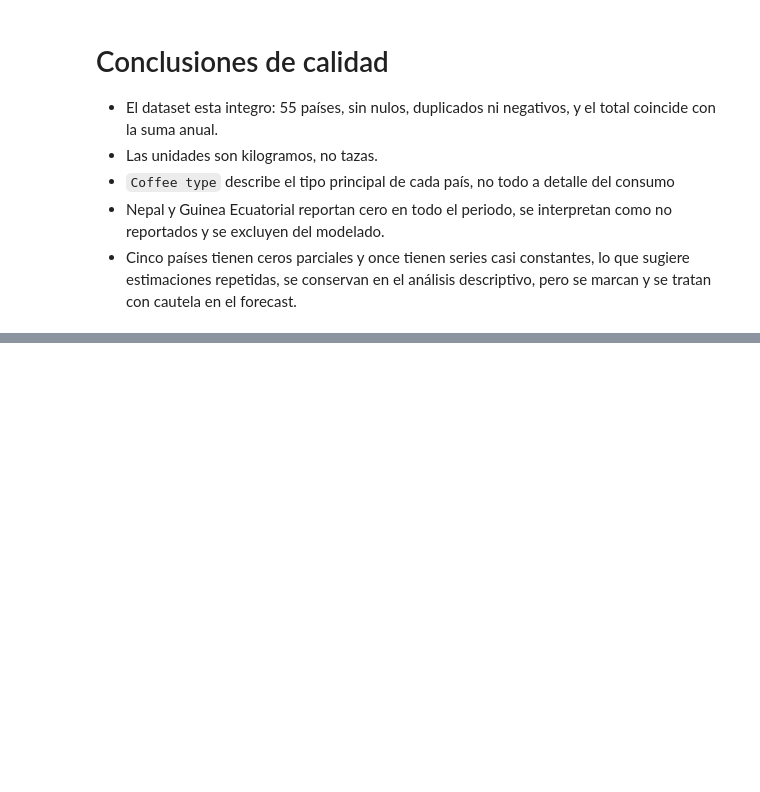
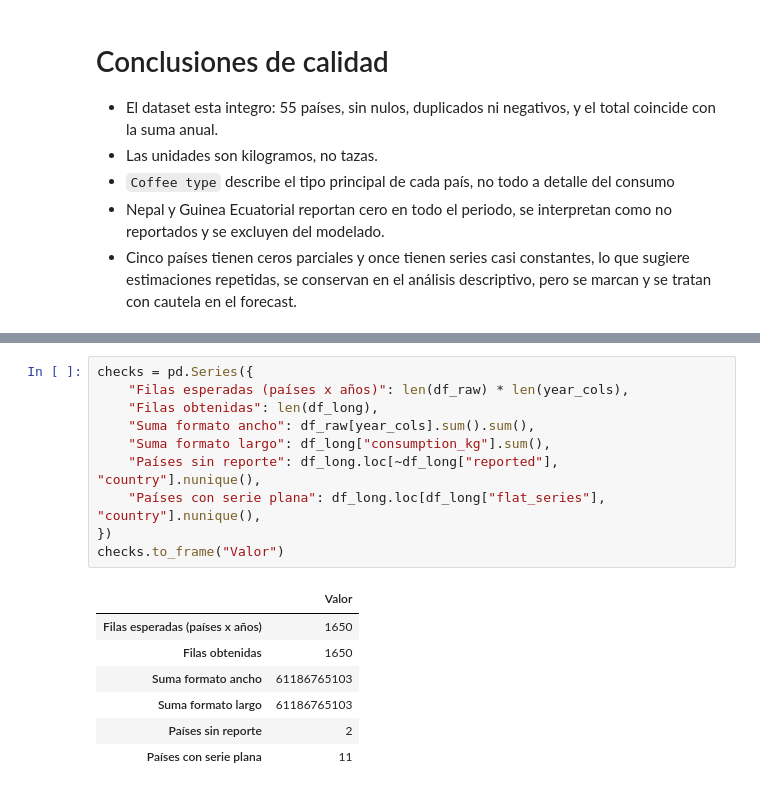
Before and after one commit to Nathmaury/Garden-Coffee, a Jupyter notebook: 01_notebook_eda/EDA_garden_coffee.ipynb, the cells around one changed output, grey strips where cells are left out. Drawn from its saved outputs; the diff is of its cells as text; blank space fills up the shorter version.

```diff
--- a/01_notebook_eda/EDA_garden_coffee.ipynb
+++ b/01_notebook_eda/EDA_garden_coffee.ipynb
@@ -127,0 +169,18 @@ planas.sort_values("valores_distintos")
+# %%
+checks = pd.Series({
+    "Filas esperadas (países x años)": len(df_raw) * len(year_cols),
+    "Filas obtenidas": len(df_long),
+    "Suma formato ancho": df_raw[year_cols].sum().sum(),
+    "Suma formato largo": df_long["consumption_kg"].sum(),
+    "Países sin reporte": df_long.loc[~df_long["reported"], "country"].nunique(),
+    "Países con serie plana": df_long.loc[df_long["flat_series"], "country"].nunique(),
+})
+checks.to_frame("Valor")
+# %% [output]
+|  | Valor |
+| Filas esperadas (países x años) | 1650 |
+| Filas obtenidas | 1650 |
+| Suma formato ancho | 61186765103 |
+| Suma formato largo | 61186765103 |
+| Países sin reporte | 2 |
+| Países con serie plana | 11 |
```
Also changed, not shown: parts of 5 cells of this notebook, 1 other file.
